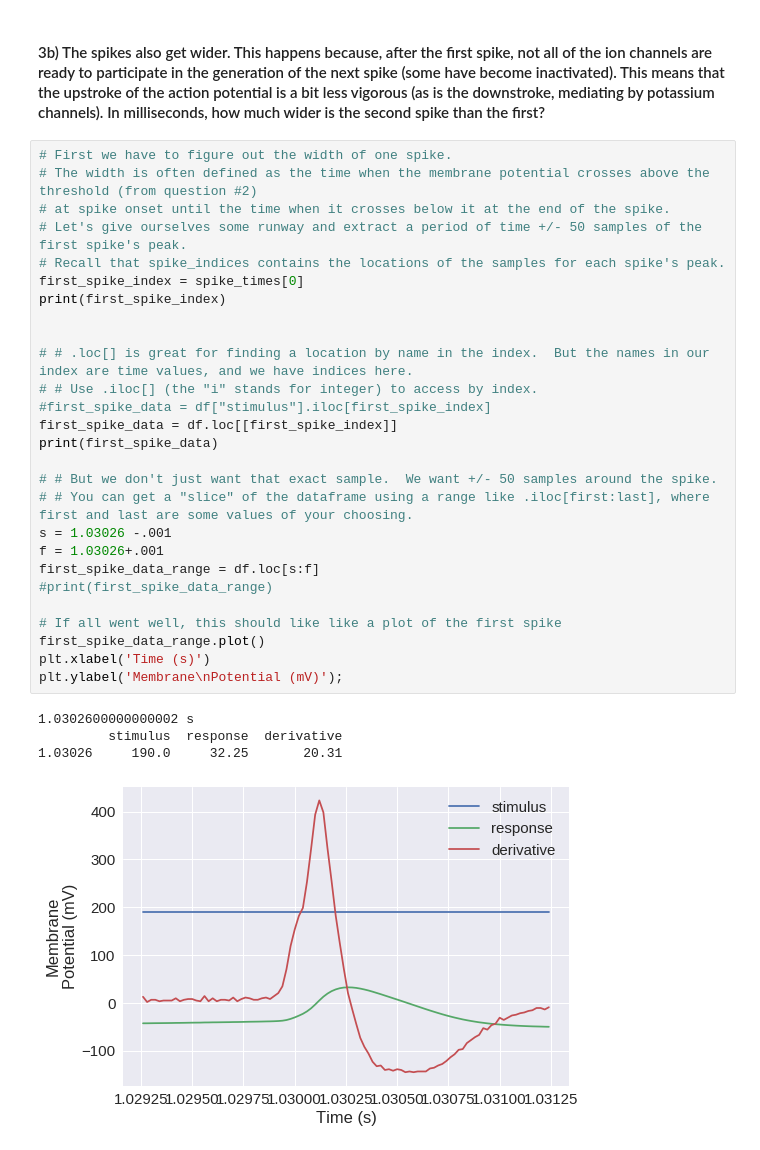
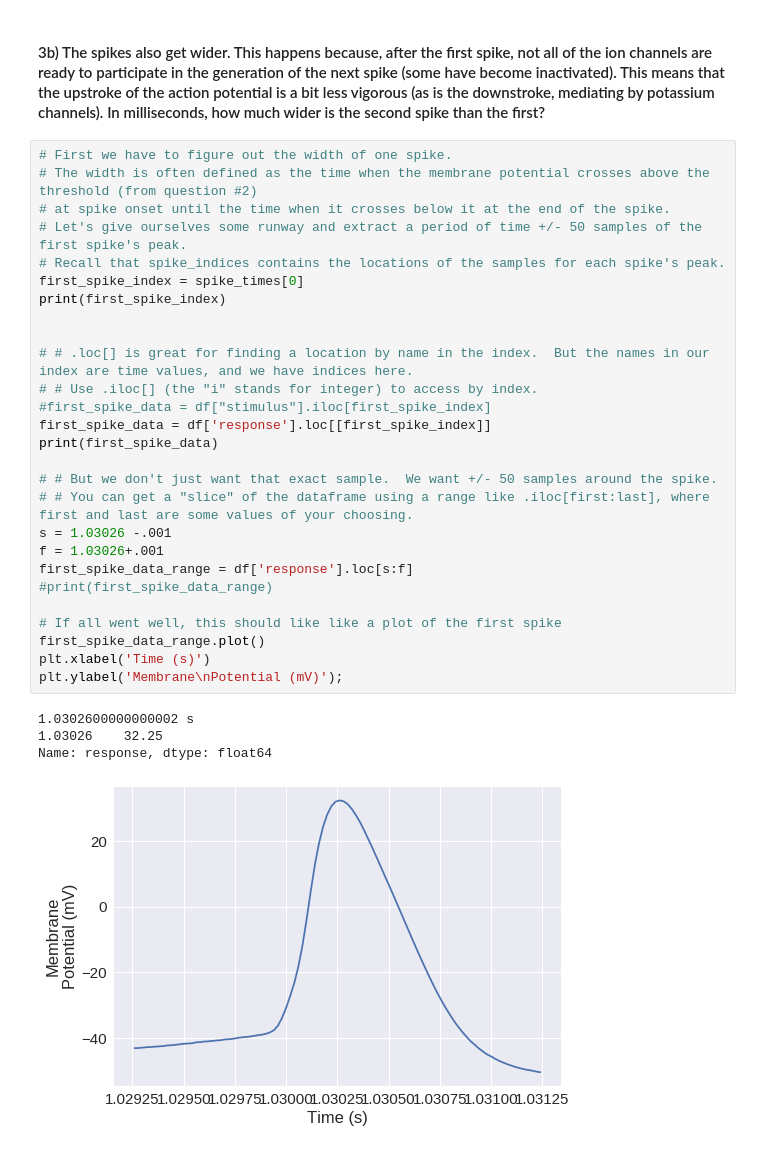
Before and after one commit to prakshalj0512/MAT494, a Jupyter notebook: Copy_of_neurons_exercises.ipynb, the cells around one changed output. Drawn from its saved outputs; the diff is of its cells as text.

```diff
--- a/Copy_of_neurons_exercises.ipynb
+++ b/Copy_of_neurons_exercises.ipynb
@@ -309,35 +309,35 @@ True
 # %%
 # First we have to figure out the width of one spike.
 # The width is often defined as the time when the membrane potential crosses above the threshold (from question #2)
 # at spike onset until the time when it crosses below it at the end of the spike.
 # Let's give ourselves some runway and extract a period of time +/- 50 samples of the first spike's peak.
 # Recall that spike_indices contains the locations of the samples for each spike's peak.
 first_spike_index = spike_times[0]
 print(first_spike_index)
 
 
 # # .loc[] is great for finding a location by name in the index.  But the names in our index are time values, and we have indices here.
 # # Use .iloc[] (the "i" stands for integer) to access by index.
 #first_spike_data = df["stimulus"].iloc[first_spike_index]
-first_spike_data = df.loc[[first_spike_index]]
+first_spike_data = df['response'].loc[[first_spike_index]]
 print(first_spike_data)
 
 # # But we don't just want that exact sample.  We want +/- 50 samples around the spike.
 # # You can get a "slice" of the dataframe using a range like .iloc[first:last], where first and last are some values of your choosing.
 s = 1.03026 -.001
 f = 1.03026+.001
-first_spike_data_range = df.loc[s:f]
+first_spike_data_range = df['response'].loc[s:f]
 #print(first_spike_data_range)
 
 # If all went well, this should like like a plot of the first spike
 first_spike_data_range.plot()
 plt.xlabel('Time (s)')
 plt.ylabel('Membrane\nPotential (mV)');
 # %% [output]
 1.0302600000000002 s
-         stimulus  response  derivative
-1.03026     190.0     32.25       20.31
+1.03026    32.25
+Name: response, dtype: float64
-[figure, old version]
+[figure, new version]
 # %%
 # Now you need to extract only those values that are above the threshold determined in question #2d.
 # Use a selector to extract only the values in first_spike_data_range that are above that threshold.
```
Also changed, not shown: parts of 4 cells of this notebook.
